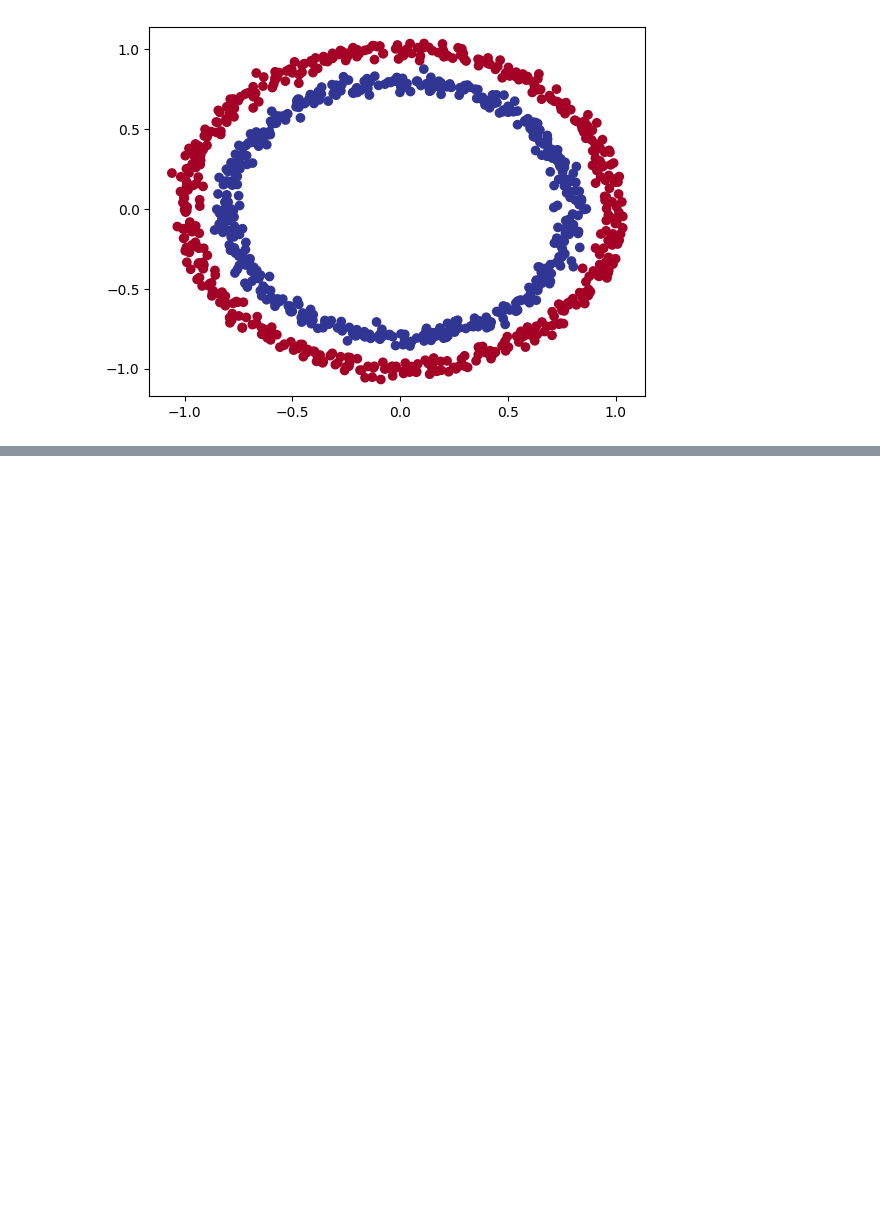
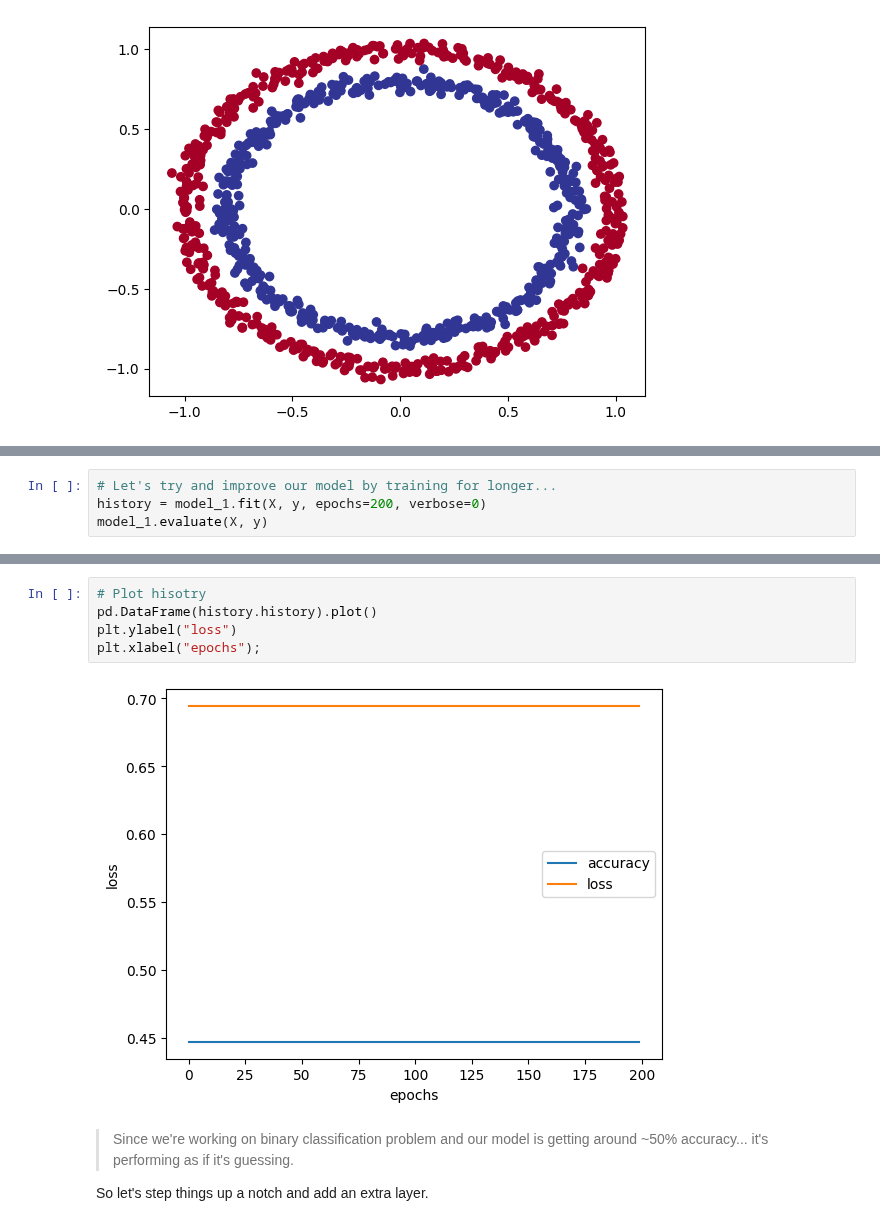
Before and after one commit to MahdadGhasemian/ai-lab, a Jupyter notebook: colab-notebooks/02_neural_network_classification_in_tensorflow.ipynb, the cells around one changed output, grey strips where cells are left out. Cells and saved outputs as stored; diff of their text form; blank space fills up the shorter version.

```diff
--- a/colab-notebooks/02_neural_network_classification_in_tensorflow.ipynb
+++ b/colab-notebooks/02_neural_network_classification_in_tensorflow.ipynb
@@ -73,0 +131,4 @@ plt.scatter(X[:, 0], X[:, 1], c=y, cmap=plt.cm.RdYlBu);
+# %%
+# Let's try and improve our model by training for longer...
+history = model_1.fit(X, y, epochs=200, verbose=0)
+model_1.evaluate(X, y)
@@ -73,0 +138,11 @@ plt.scatter(X[:, 0], X[:, 1], c=y, cmap=plt.cm.RdYlBu);
+# %%
+# Plot hisotry
+pd.DataFrame(history.history).plot()
+plt.ylabel("loss")
+plt.xlabel("epochs");
+# %% [output]
+[figure, added]
+# %% [markdown]
+> Since we're working on binary classification problem and our model is getting around ~50% accuracy... it's performing as if it's guessing.
+
+So let's step things up a notch and add an extra layer.
```
Also changed, not shown: parts of 13 cells of this notebook.
